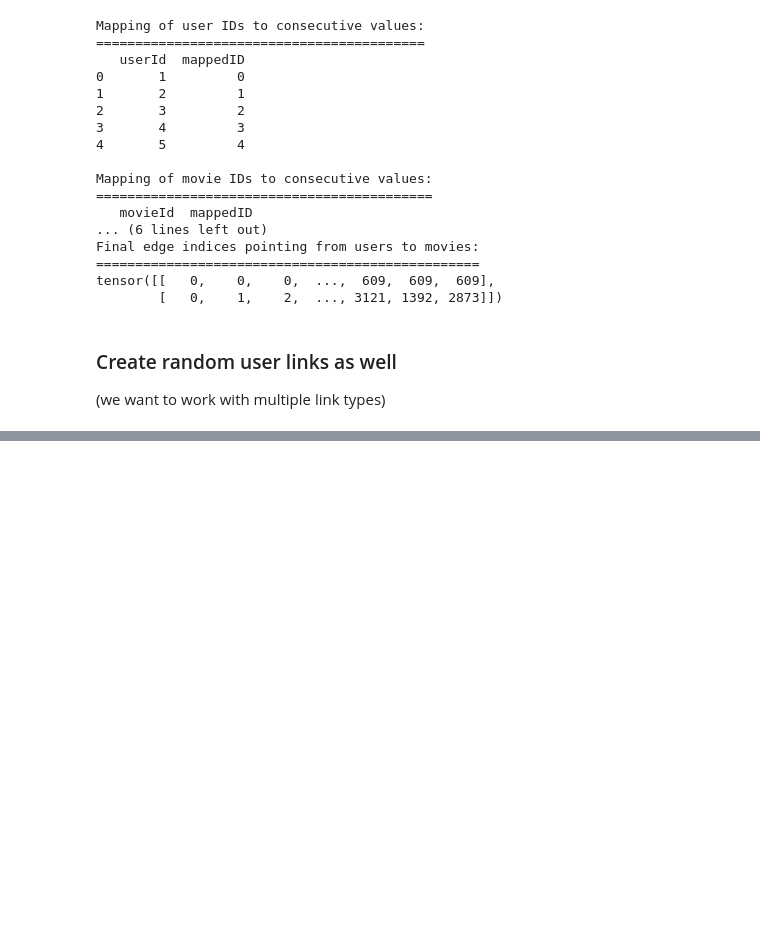
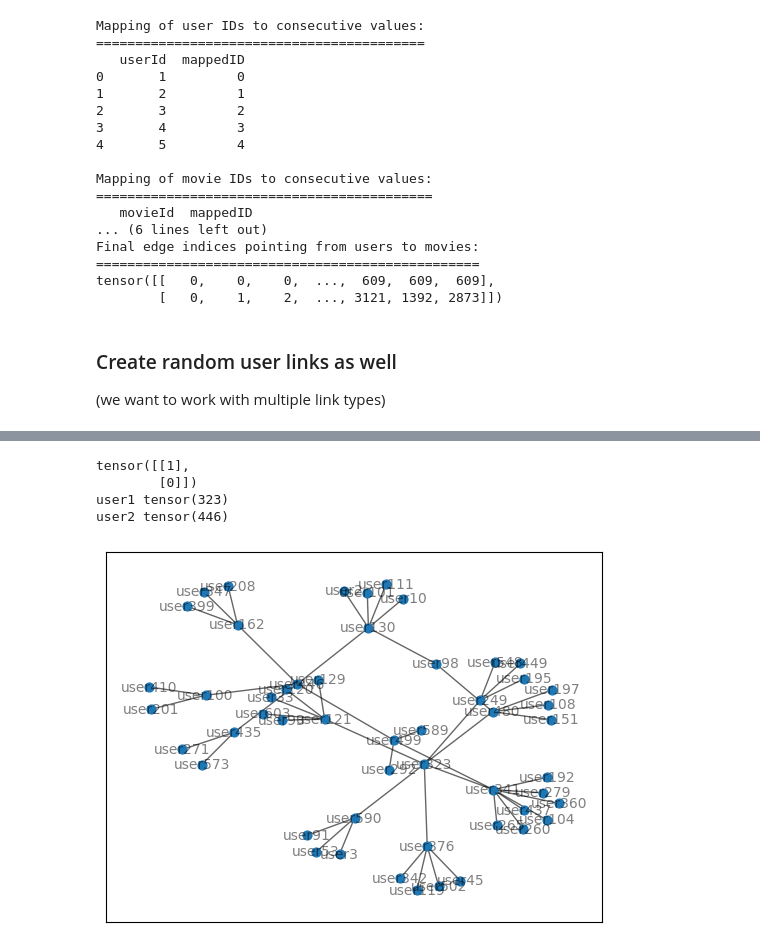
Before and after one commit to EmilMachine/torch_basics, a Jupyter notebook: 5_loading_multiple_link_types.ipynb, the cells around one changed output, grey strips where cells are left out. Drawn from its saved outputs; the diff is of its cells as text; code cells hidden in the pictures; blank space fills up the shorter version.

```diff
--- a/5_loading_multiple_link_types.ipynb
+++ b/5_loading_multiple_link_types.ipynb
@@ -397,0 +454,18 @@ HeteroData(
+# %%
+# Sample only with labels for user_rate_movies
+train_loader = LinkNeighborLoader(
+    data=(feature_store,train_data),  # <--- Changed to feature store, graph store
+    num_neighbors={("user","rates","movie"):[10,10],("user","likes","user"):[10,10]},  # Original [20,10]
+    neg_sampling_ratio=0,
+    edge_label_index=(("user","likes","user"),user_edge_label_index),
+    edge_label=user_edge_label,
+    batch_size=1, # Original 128
+    shuffle=True,
+)
+
+# Inspect a sample:
+sampled_data = next(iter(train_loader))
+
+print("Sampled mini-batch:")
+print("===================")
+print(sampled_data)
@@ -397,0 +490,12 @@ HeteroData(
+# %%
+print(sampled_data[("user","likes","user")].edge_label_index)
+print("user1",sampled_data["user"]["node_id"][0])
+print("user2",sampled_data["user"]["node_id"][1])
+
+quick_draw(sampled_data)
+# %% [output]
+tensor([[1],
+        [0]])
+user1 tensor(323)
+user2 tensor(446)
+[figure, added]
```
Also changed, not shown: parts of 11 cells of this notebook.
